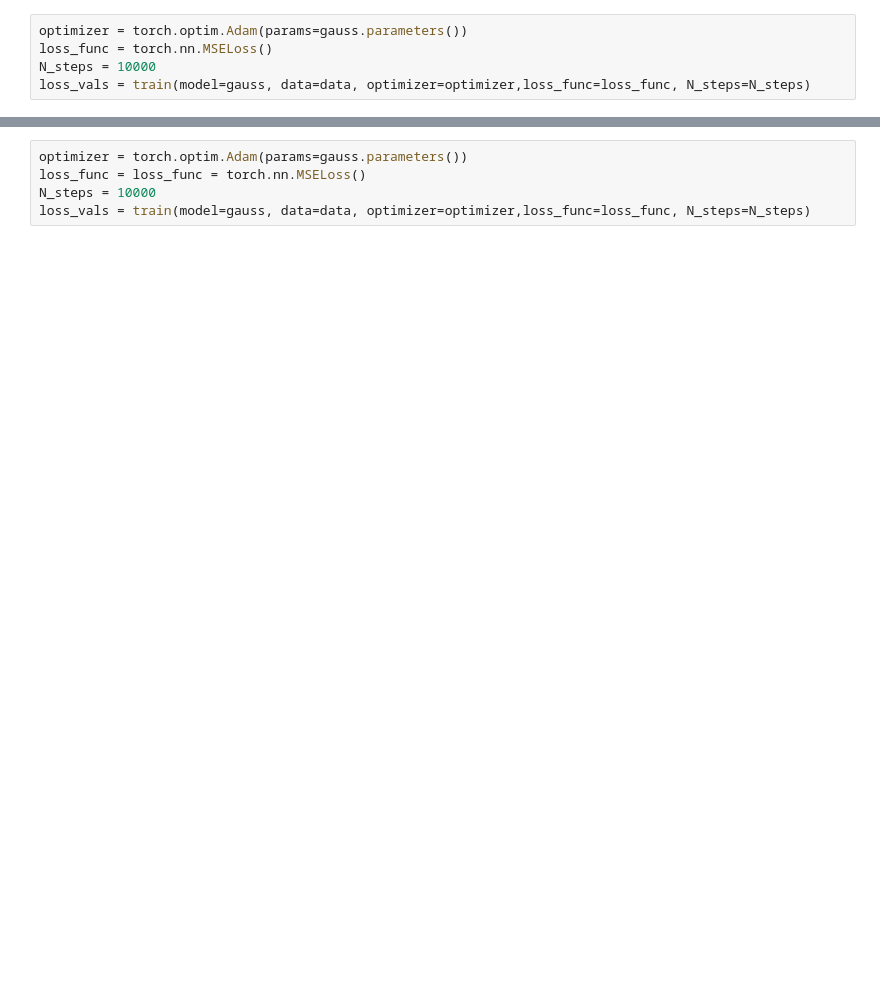
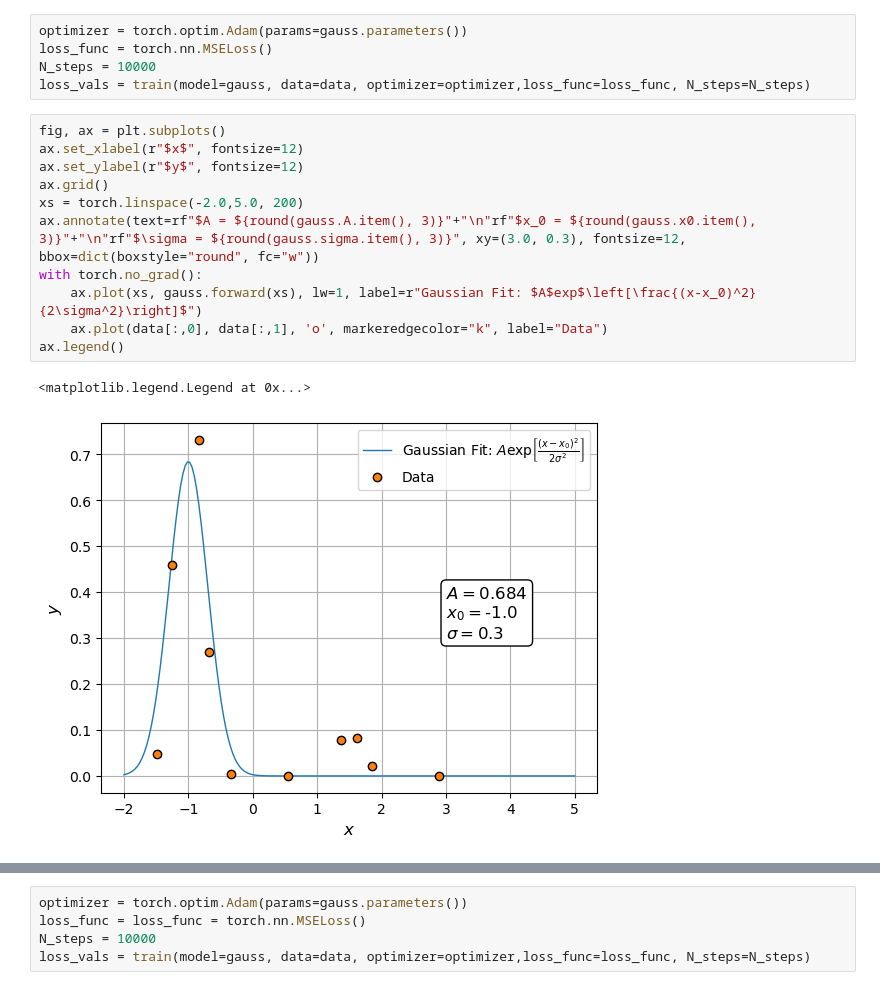
Before and after one commit to karsten3112/Computational-Physics, a Jupyter notebook: Week8/exercise45.ipynb, the cells around one changed output, grey strips where cells are left out. Cells and saved outputs as stored; diff of their text form; blank space fills up the shorter version.

```diff
--- a/Week8/exercise45.ipynb
+++ b/Week8/exercise45.ipynb
@@ -51,6 +55,20 @@ optimizer = torch.optim.Adam(params=gauss.parameters())
 loss_func = torch.nn.MSELoss()
 N_steps = 10000
 loss_vals = train(model=gauss, data=data, optimizer=optimizer,loss_func=loss_func, N_steps=N_steps)
+# %%
+fig, ax = plt.subplots()
+ax.set_xlabel(r"$x$", fontsize=12)
+ax.set_ylabel(r"$y$", fontsize=12)
+ax.grid()
+xs = torch.linspace(-2.0,5.0, 200)
+ax.annotate(text=rf"$A = ${round(gauss.A.item(), 3)}"+"\n"rf"$x_0 = ${round(gauss.x0.item(), 3)}"+"\n"rf"$\sigma = ${round(gauss.sigma.item(), 3)}", xy=(3.0, 0.3), fontsize=12, bbox=dict(boxstyle="round", fc="w"))
+with torch.no_grad():
+    ax.plot(xs, gauss.forward(xs), lw=1, label=r"Gaussian Fit: $A$exp$\left[\frac{(x-x_0)^2}{2\sigma^2}\right]$")
+    ax.plot(data[:,0], data[:,1], 'o', markeredgecolor="k", label="Data")
+ax.legend()
+# %% [output]
+<matplotlib.legend.Legend at 0x...>
+[figure, added]
 # %%
 fig, ax = plt.subplots()
 ax.grid()
```
Also changed, not shown: parts of 7 cells of this notebook, 13 other files.
